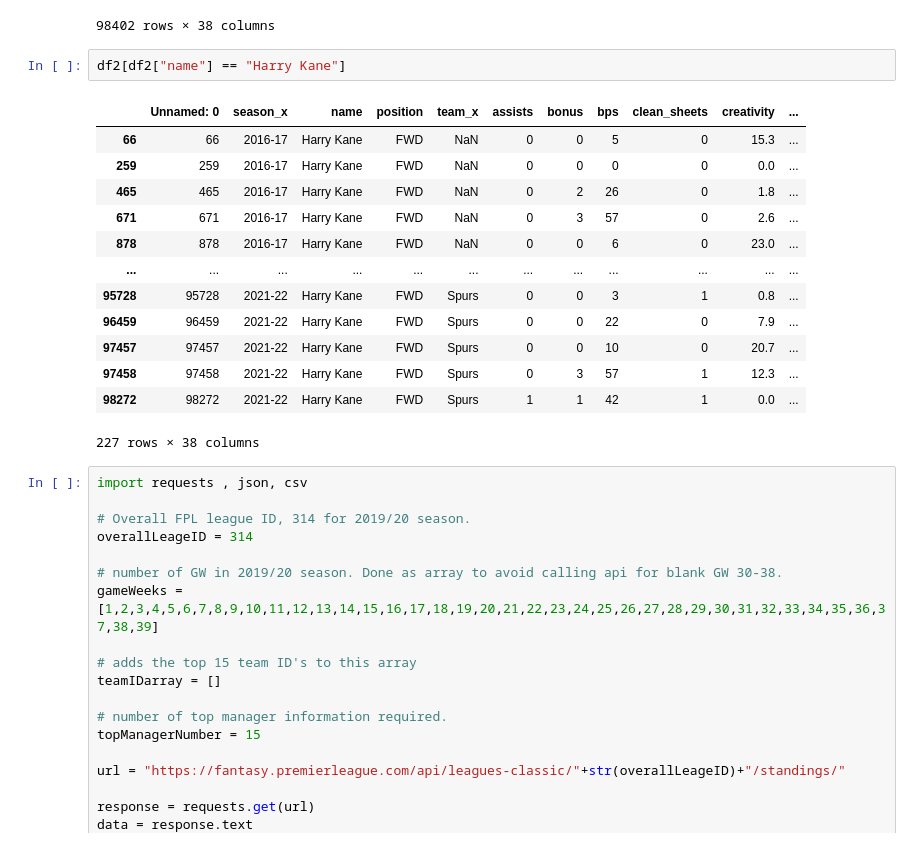
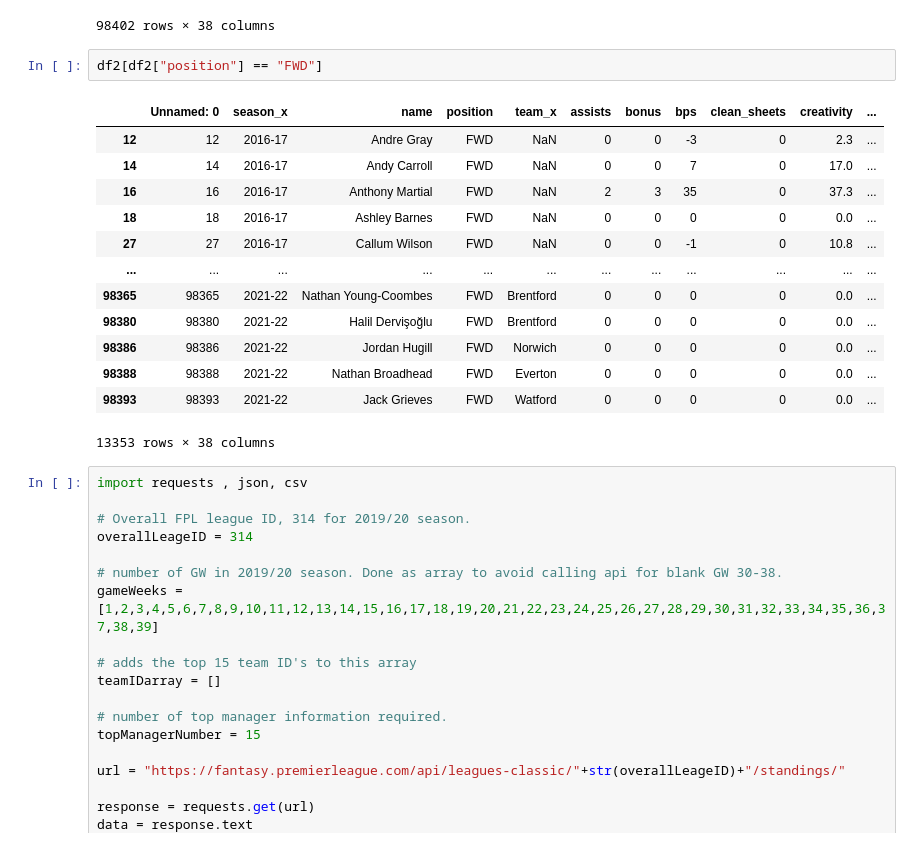
Before and after one commit to Dofften/FPL-Oort, a Jupyter notebook: trial.ipynb, the cells around one changed output. Saved outputs shown, nothing was run; the diff lists cells and outputs as text.

```diff
--- a/trial.ipynb
+++ b/trial.ipynb
@@ -37,22 +37,22 @@ df2
 | 98400 | 98400 | 2021-22 | Mathew Ryan | GK | Brighton | 0 | 0 | 0 | 0 | 0.0 | ... |
 | 98401 | 98401 | 2021-22 | Ryan Fredericks | DEF | West Ham | 0 | 0 | 0 | 0 | 0.0 | ... |
 98402 rows × 38 columns
-# %%
-df2[df2["name"] == "Harry Kane"]
-# %% [output]
-|  | Unnamed: 0 | season_x | name | position | team_x | assists | bonus | bps | clean_sheets | creativity | ... |
-| 66 | 66 | 2016-17 | Harry Kane | FWD | NaN | 0 | 0 | 5 | 0 | 15.3 | ... |
-| 259 | 259 | 2016-17 | Harry Kane | FWD | NaN | 0 | 0 | 0 | 0 | 0.0 | ... |
-| 465 | 465 | 2016-17 | Harry Kane | FWD | NaN | 0 | 2 | 26 | 0 | 1.8 | ... |
-| 671 | 671 | 2016-17 | Harry Kane | FWD | NaN | 0 | 3 | 57 | 0 | 2.6 | ... |
-| 878 | 878 | 2016-17 | Harry Kane | FWD | NaN | 0 | 0 | 6 | 0 | 23.0 | ... |
-| ... | ... | ... | ... | ... | ... | ... | ... | ... | ... | ... | ... |
-| 95728 | 95728 | 2021-22 | Harry Kane | FWD | Spurs | 0 | 0 | 3 | 1 | 0.8 | ... |
-| 96459 | 96459 | 2021-22 | Harry Kane | FWD | Spurs | 0 | 0 | 22 | 0 | 7.9 | ... |
-| 97457 | 97457 | 2021-22 | Harry Kane | FWD | Spurs | 0 | 0 | 10 | 0 | 20.7 | ... |
-| 97458 | 97458 | 2021-22 | Harry Kane | FWD | Spurs | 0 | 3 | 57 | 1 | 12.3 | ... |
-| 98272 | 98272 | 2021-22 | Harry Kane | FWD | Spurs | 1 | 1 | 42 | 1 | 0.0 | ... |
-227 rows × 38 columns
+# %%
+df2[df2["position"] == "FWD"]
+# %% [output]
+|  | Unnamed: 0 | season_x | name | position | team_x | assists | bonus | bps | clean_sheets | creativity | ... |
+| 12 | 12 | 2016-17 | Andre Gray | FWD | NaN | 0 | 0 | -3 | 0 | 2.3 | ... |
+| 14 | 14 | 2016-17 | Andy Carroll | FWD | NaN | 0 | 0 | 7 | 0 | 17.0 | ... |
+| 16 | 16 | 2016-17 | Anthony Martial | FWD | NaN | 2 | 3 | 35 | 0 | 37.3 | ... |
+| 18 | 18 | 2016-17 | Ashley Barnes | FWD | NaN | 0 | 0 | 0 | 0 | 0.0 | ... |
+| 27 | 27 | 2016-17 | Callum Wilson | FWD | NaN | 0 | 0 | -1 | 0 | 10.8 | ... |
+| ... | ... | ... | ... | ... | ... | ... | ... | ... | ... | ... | ... |
+| 98365 | 98365 | 2021-22 | Nathan Young-Coombes | FWD | Brentford | 0 | 0 | 0 | 0 | 0.0 | ... |
+| 98380 | 98380 | 2021-22 | Halil Dervişoğlu | FWD | Brentford | 0 | 0 | 0 | 0 | 0.0 | ... |
+| 98386 | 98386 | 2021-22 | Jordan Hugill | FWD | Norwich | 0 | 0 | 0 | 0 | 0.0 | ... |
+| 98388 | 98388 | 2021-22 | Nathan Broadhead | FWD | Everton | 0 | 0 | 0 | 0 | 0.0 | ... |
+| 98393 | 98393 | 2021-22 | Jack Grieves | FWD | Watford | 0 | 0 | 0 | 0 | 0.0 | ... |
+13353 rows × 38 columns
 # %%
 import requests , json, csv
 
```
